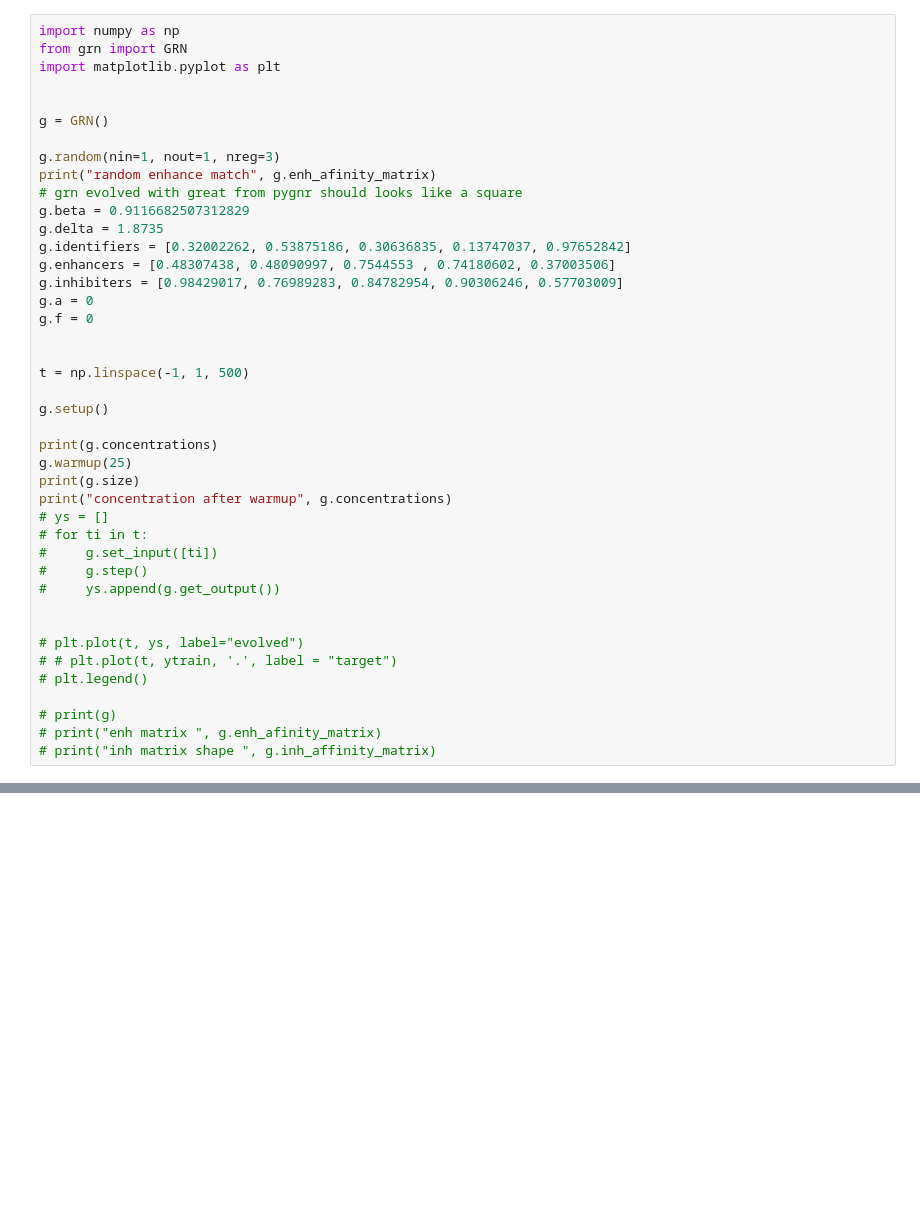
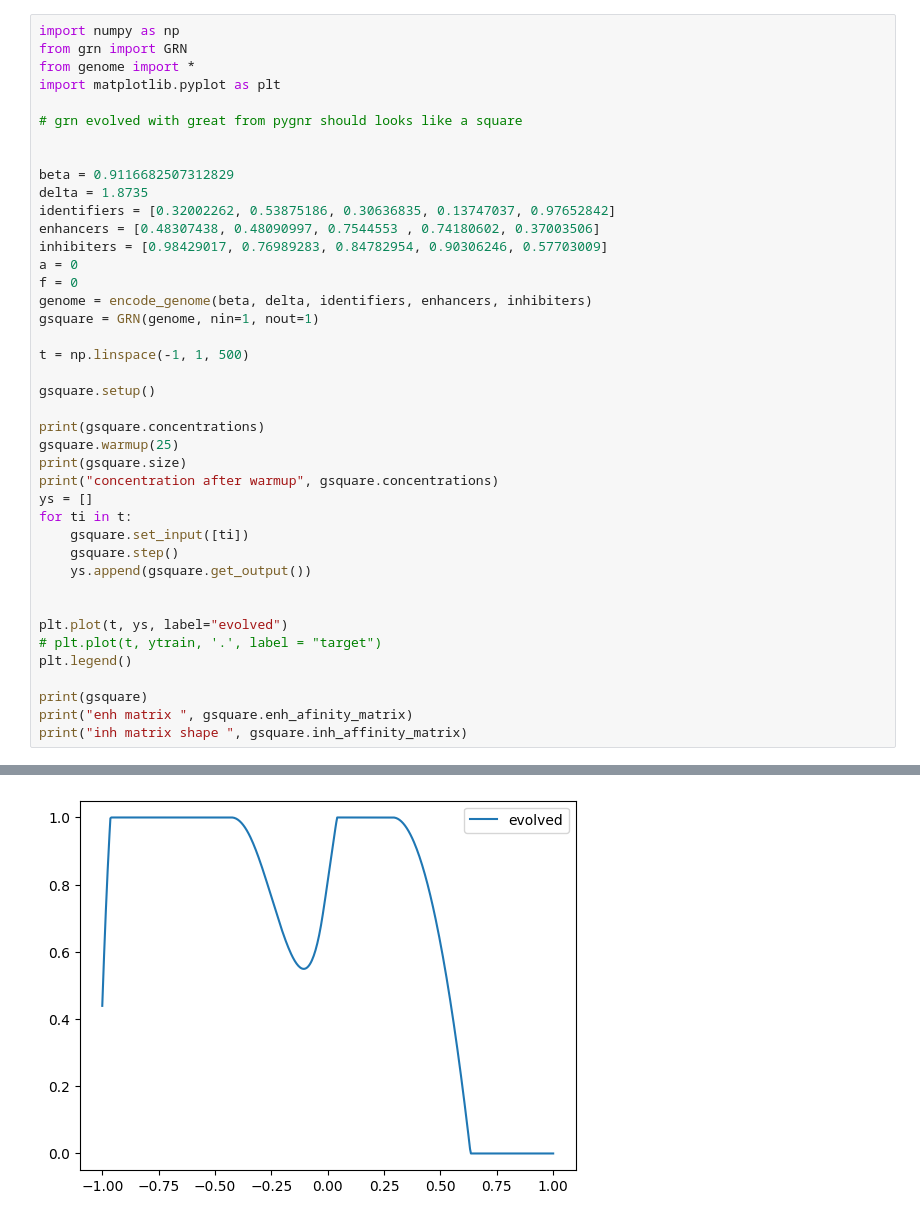
Before and after one commit to joaoMartinSaquet/AGRN, a Jupyter notebook: test.ipynb, the cells around one changed output, grey strips where cells are left out. Drawn from its saved outputs; the diff is of its cells as text; blank space fills up the shorter version.

```diff
--- a/test.ipynb
+++ b/test.ipynb
@@ -353,43 +325,42 @@ plt.plot(t, ytrain, '.', label = "target")
 # %%
 import numpy as np
 from grn import GRN
+from genome import *
 import matplotlib.pyplot as plt
 
+# grn evolved with great from pygnr should looks like a square
 
-g = GRN()
 
-g.random(nin=1, nout=1, nreg=3)
-print("random enhance match", g.enh_afinity_matrix)
-# grn evolved with great from pygnr should looks like a square
-g.beta = 0.9116682507312829
-g.delta = 1.8735
-g.identifiers = [0.32002262, 0.53875186, 0.30636835, 0.13747037, 0.97652842]
-g.enhancers = [0.48307438, 0.48090997, 0.7544553 , 0.74180602, 0.37003506]
-g.inhibiters = [0.98429017, 0.76989283, 0.84782954, 0.90306246, 0.57703009]
-g.a = 0
-g.f = 0
-
+beta = 0.9116682507312829
+delta = 1.8735
+identifiers = [0.32002262, 0.53875186, 0.30636835, 0.13747037, 0.97652842]
+enhancers = [0.48307438, 0.48090997, 0.7544553 , 0.74180602, 0.37003506]
+inhibiters = [0.98429017, 0.76989283, 0.84782954, 0.90306246, 0.57703009]
+a = 0
+f = 0
+genome = encode_genome(beta, delta, identifiers, enhancers, inhibiters)
+gsquare = GRN(genome, nin=1, nout=1)
 
 t = np.linspace(-1, 1, 500)
 
-g.setup()
+gsquare.setup()
 
-print(g.concentrations)
-g.warmup(25)
-print(g.size)
-print("concentration after warmup", g.concentrations)
-# ys = []
-# for ti in t:
-#     g.set_input([ti])
-#     g.step()
-#     ys.append(g.get_output())
+print(gsquare.concentrations)
+gsquare.warmup(25)
+print(gsquare.size)
+print("concentration after warmup", gsquare.concentrations)
+ys = []
+for ti in t:
+    gsquare.set_input([ti])
+    gsquare.step()
+    ys.append(gsquare.get_output())
 
 
-# plt.plot(t, ys, label="evolved")
-# # plt.plot(t, ytrain, '.', label = "target")
-# plt.legend()
+plt.plot(t, ys, label="evolved")
+# plt.plot(t, ytrain, '.', label = "target")
+plt.legend()
 
-# print(g)
-# print("enh matrix ", g.enh_afinity_matrix)
-# print("inh matrix shape ", g.inh_affinity_matrix)
+print(gsquare)
+print("enh matrix ", gsquare.enh_afinity_matrix)
+print("inh matrix shape ", gsquare.inh_affinity_matrix)
 # %% [output]
@@ -403,0 +381 @@ concentration after warmup [0.         0.35816735 0.         0.         0.686898
+[figure, added]
```
Also changed, not shown: parts of 16 cells of this notebook, 6 other files.
